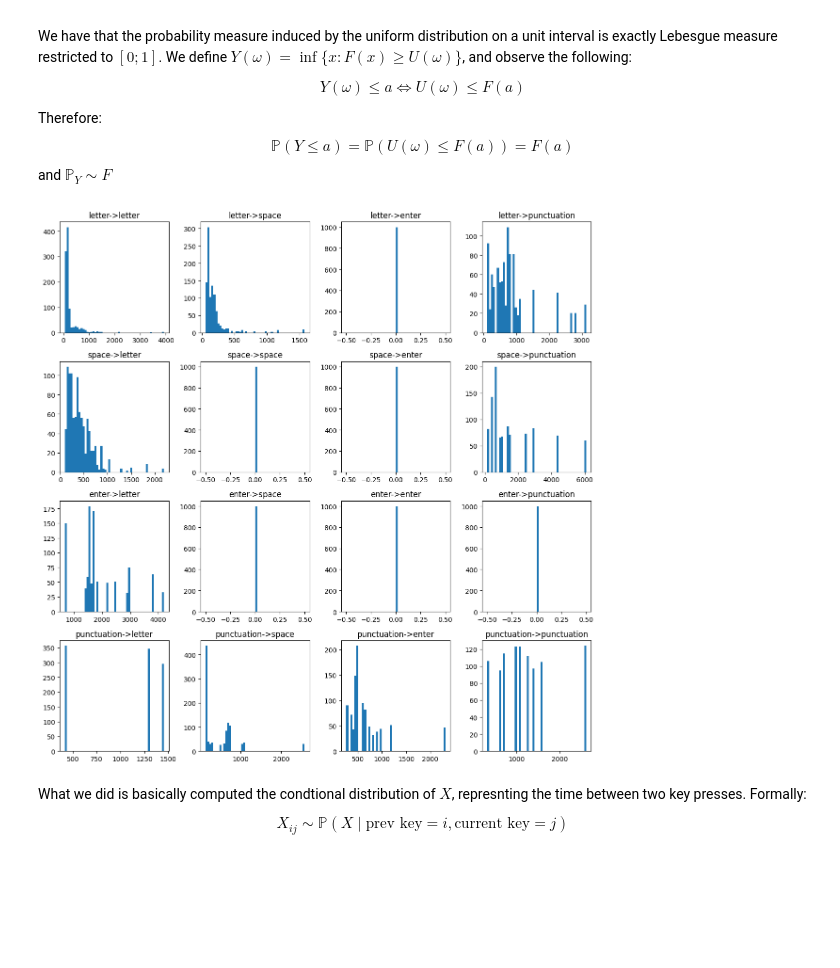
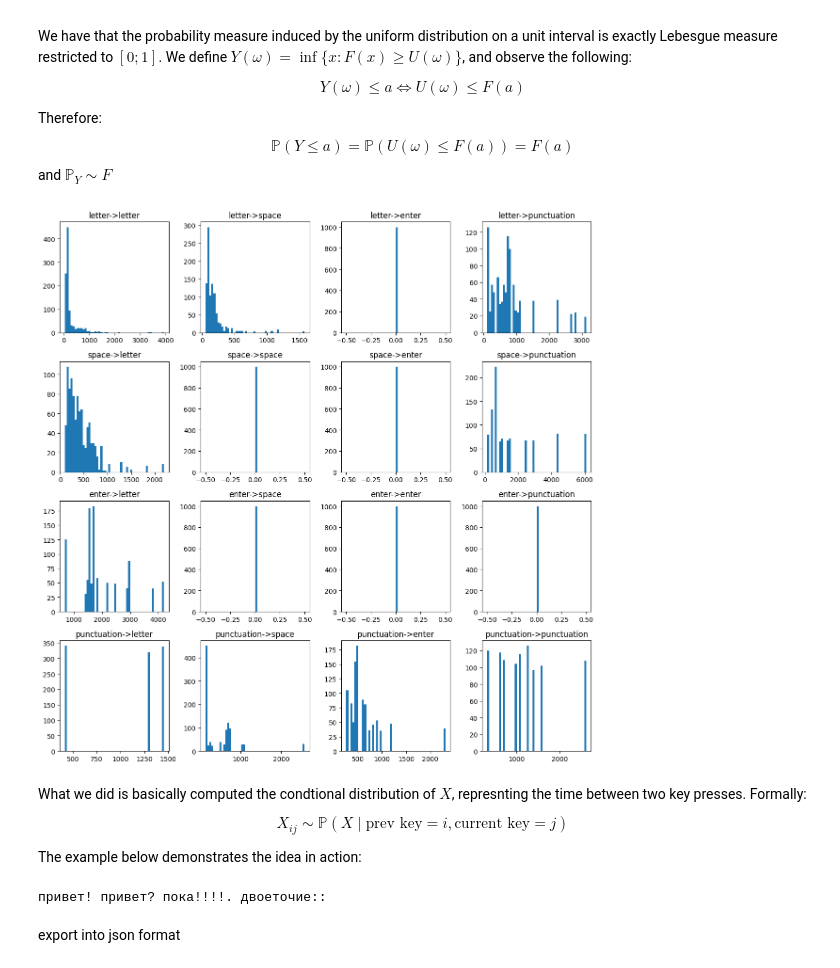
Before and after one commit to geekrope/keystroke-distribution, a Jupyter notebook: typing_distribution.ipynb, the cells around one changed output. Saved outputs shown, nothing was run; the diff lists cells and outputs as text; code cells hidden in the pictures; blank space fills up the shorter version.

```diff
--- a/typing_distribution.ipynb
+++ b/typing_distribution.ipynb
@@ -4,9 +4,10 @@ import matplotlib.pyplot as plt
 import random
 import pandas as pd
 # %%
-src = 'my_typing_data.csv'
+src = ['my_typing_data.csv']
 # %%
-table = pd.read_csv(src)
+tables = [pd.read_csv(file) for file in src]
+table = pd.concat(tables)
 
 timestamps_sample = table['timestamp'].to_numpy()
 states_sample =  table['token'].to_numpy()
@@ -110,27 +111,65 @@ Therefore:
 $$\mathbb{P}(Y \leq a) = \mathbb{P}(U(\omega) \leq F(a)) = F(a)$$
 and $\mathbb{P}_Y \sim F$
 # %%
-def get_rv(t, values, cdf):
+def model_rv(t, values, cdf):
   indices = np.searchsorted(cdf, t, side = 'right') - 1
   return values[indices]
 
 fig, axes = plt.subplots(count, count, figsize=(12, 12))
 n = 1000
 
 for code in range(len(data)):
   i, j = from_transition_code(code)
   cdf = cdfs[code]
   distr = distribution_values[code]
   t = np.random.rand(n)
-  values = get_rv(t, distr, cdf)
+  values = model_rv(t, distr, cdf)
 
   axes[i, j].set_title(str(categories[i]) + '->' + str(categories[j]))
   axes[i, j].hist(values, bins = 50)
 
 plt.tight_layout()
 plt.show()
 # %% [output]
-[figure, old version]
+[figure, new version]
 # %% [markdown]
 What we did is basically computed the condtional distribution of $X$, represnting the time between two key presses. Formally:
 $$X_{ij} \sim \mathbb{P}(X \mid \text{prev key} = i, \text{current key} = j)$$
+
+The example below demonstrates the idea in action:
+# %%
+import time
+import sys
+import re
+
+text = "привет! привет? пока!!!!. двоеточие:: "
+
+def get_token(char):
+    if re.search(r"[а-яА-ЯёЁa-zA-Z0-9]", char):
+        return 0
+    elif char == ' ':
+        return 1
+    elif char == '\n':
+        return 2
+    elif char in ['.', ',', '-', ':', ';', '?', '!', '@', '#', '$', '%', '^', '&', '*', '(' , ')', '"']:
+        return 3
+    else:
+        raise ValueError('unknown token type')
+
+def type_text(text, delay=0.1):
+    speed_factor = 1.5
+    for ind in range(len(text)):
+        sys.stdout.write(text[ind])
+        sys.stdout.flush()
+
+        if ind < len(text) - 1:
+            t = np.random.rand()
+            code = transition_code(get_token(text[ind]), get_token(text[ind + 1]))
+            delay = model_rv(t, distribution_values[code], cdfs[code])
+            time.sleep(delay / 1000 / speed_factor)
+
+type_text(text)
+# %% [output]
+привет! привет? пока!!!!. двоеточие::
+# %% [markdown]
+export into json format
```
Also changed, not shown: parts of 1 cell of this notebook, 6 other files.
